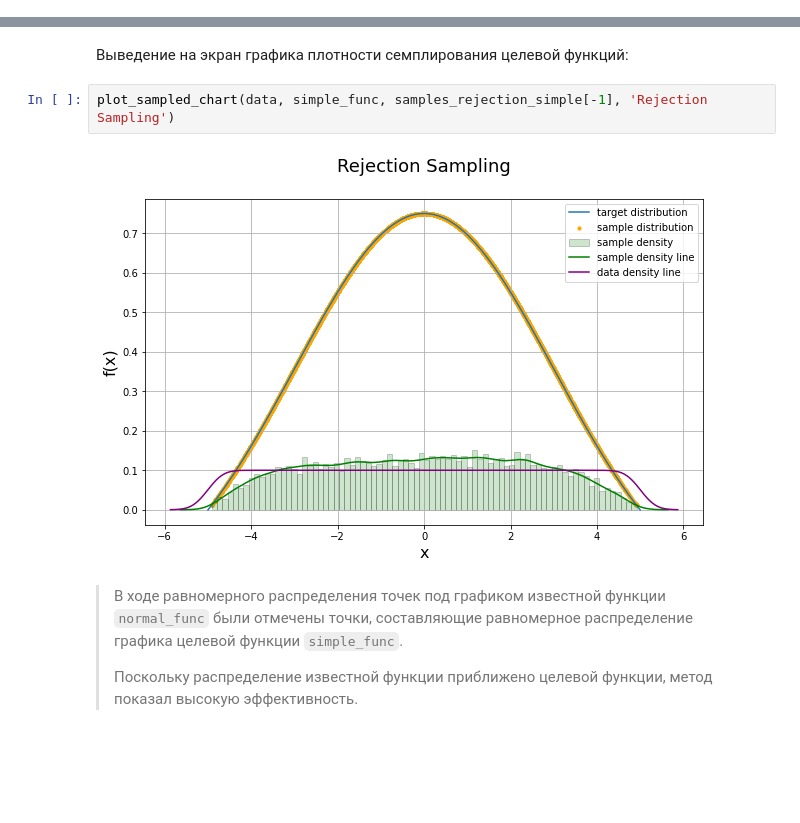
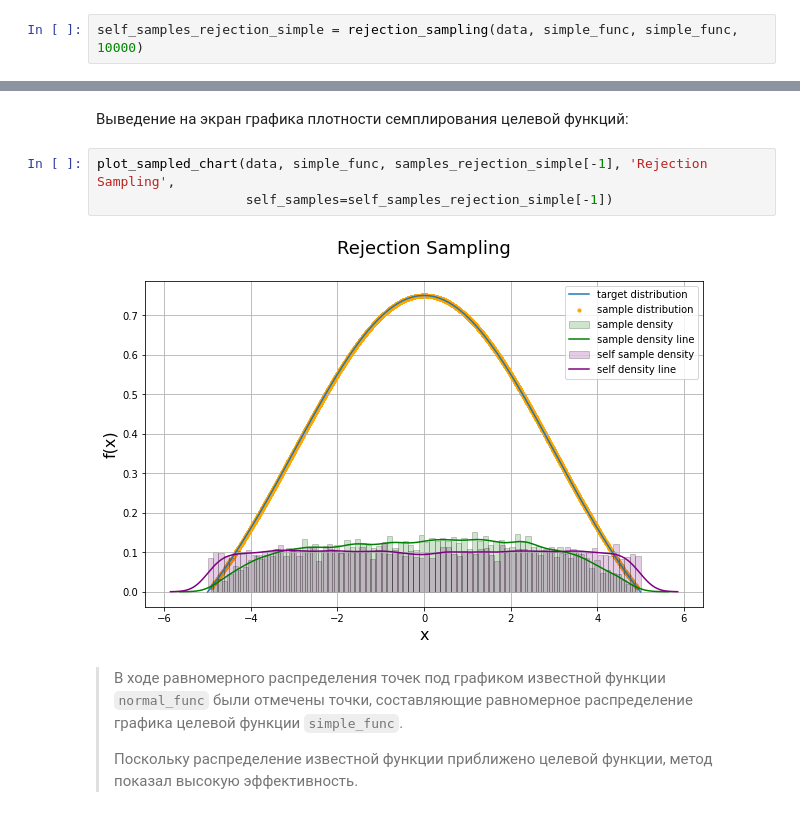
Before and after one commit to tidalinn/mai_term01_artificial_intelligence_course, a Jupyter notebook: 06_laboratory_work.ipynb, the cells around one changed output, grey strips where cells are left out. Drawn from its saved outputs; the diff is of its cells as text; blank space fills up the shorter version.

```diff
--- a/06_laboratory_work.ipynb
+++ b/06_laboratory_work.ipynb
@@ -279,3 +280,5 @@ samples_rejection_simple = rejection_sampling(data, simple_func, normal_func, 10
+# %%
+self_samples_rejection_simple = rejection_sampling(data, simple_func, simple_func, 10000)
 # %% [markdown]
 Выведение на экран графика распределения точек ниже и выше целевой функции:
 # %%
@@ -291,9 +294,10 @@ print(f"Эффективность алгоритма: {round(samples_rejection_
 # %% [markdown]
 Выведение на экран графика плотности семплирования целевой функций:
 # %%
-plot_sampled_chart(data, simple_func, samples_rejection_simple[-1], 'Rejection Sampling')
+plot_sampled_chart(data, simple_func, samples_rejection_simple[-1], 'Rejection Sampling',
+                   self_samples=self_samples_rejection_simple[-1])
 # %% [output]
-[figure, old version]
+[figure, new version]
 # %% [markdown]
 >В ходе равномерного распределения точек под графиком известной функции `normal_func` были отмечены точки, составляющие равномерное распределение графика целевой функции `simple_func`.
 >
```
Also changed, not shown: parts of 15 cells of this notebook, 1 other file.
